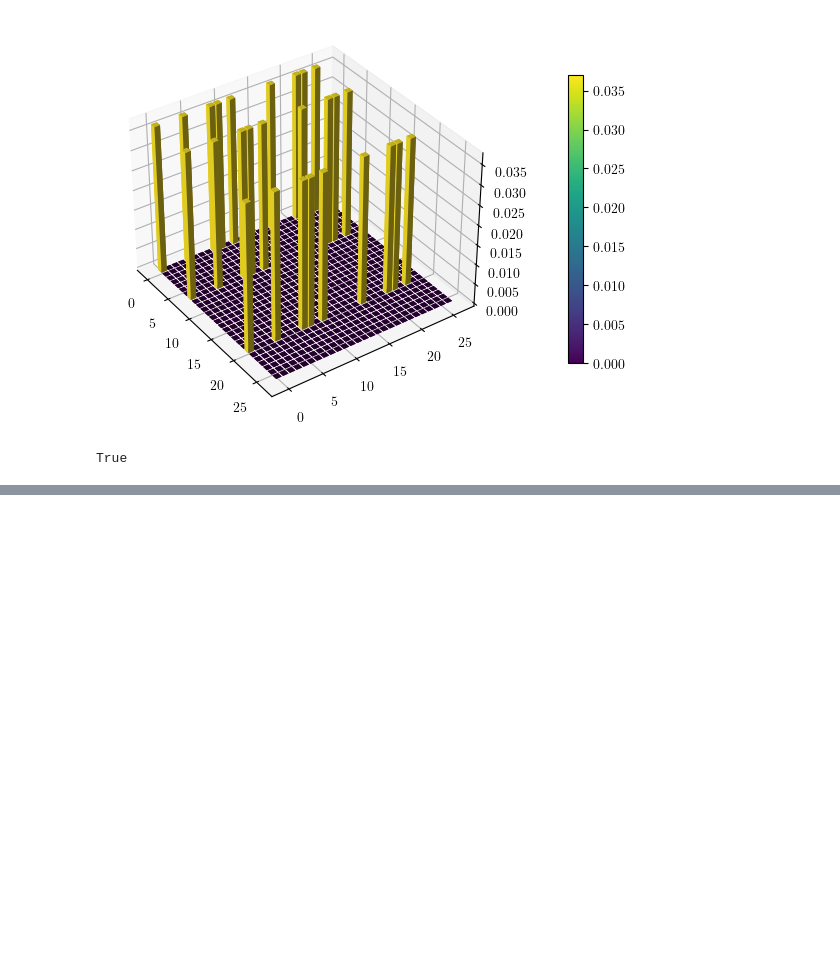
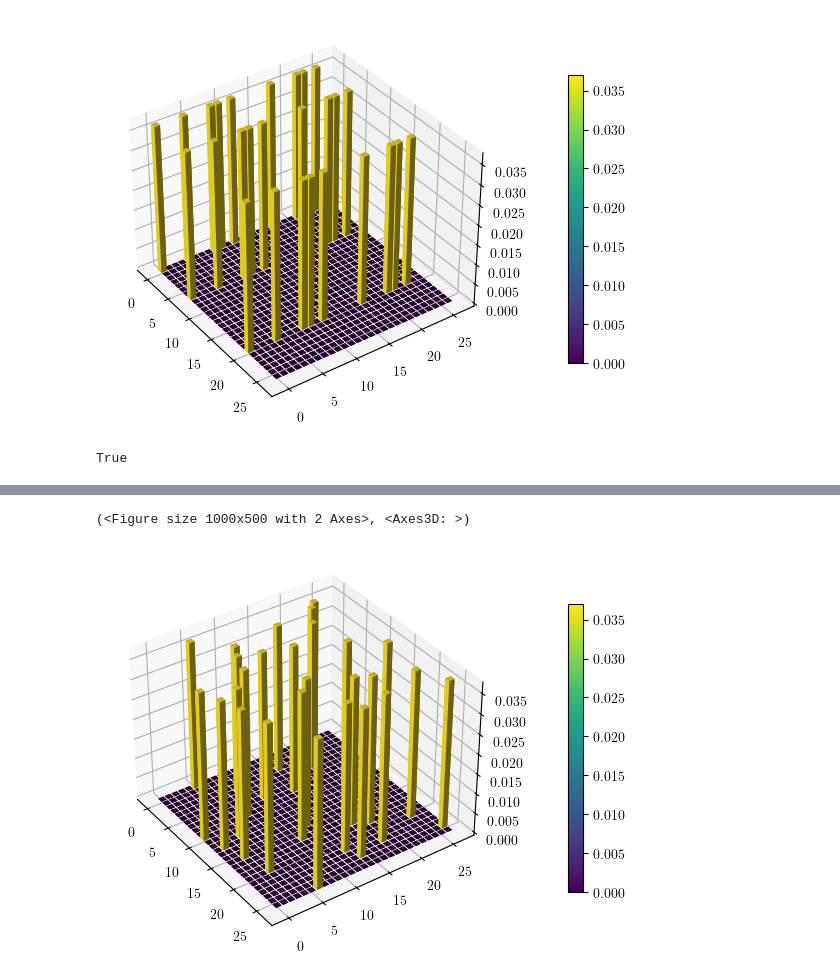
Before and after one commit to ernestocr/wigner, a Jupyter notebook: prog/Wigner_3_3.ipynb, the cells around one changed output, grey strips where cells are left out. Drawn from its saved outputs; the diff is of its cells as text; code cells hidden in the pictures; blank space fills up the shorter version.

```diff
--- a/prog/Wigner_3_3.ipynb
+++ b/prog/Wigner_3_3.ipynb
@@ -236,0 +246,5 @@ True
+# %%
+wigner3d(wk)
+# %% [output]
+(<Figure size 1000x500 with 2 Axes>, <Axes3D: >)
+[figure, added]
```
Also changed, not shown: parts of 2 cells of this notebook, 5 other files.
